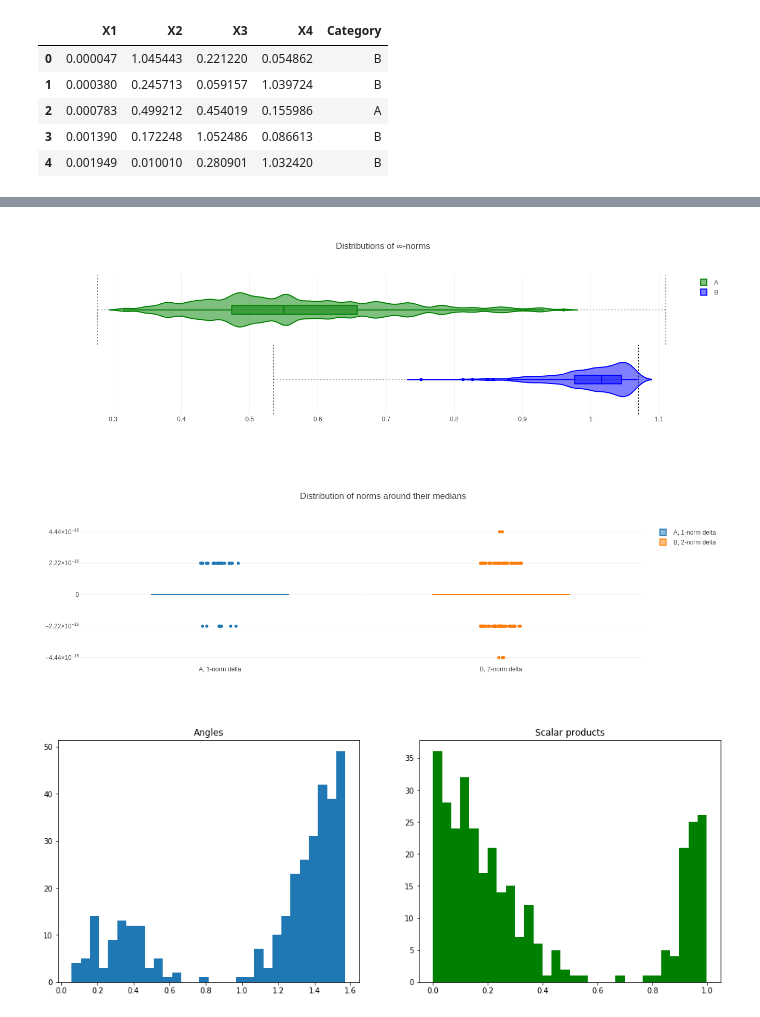
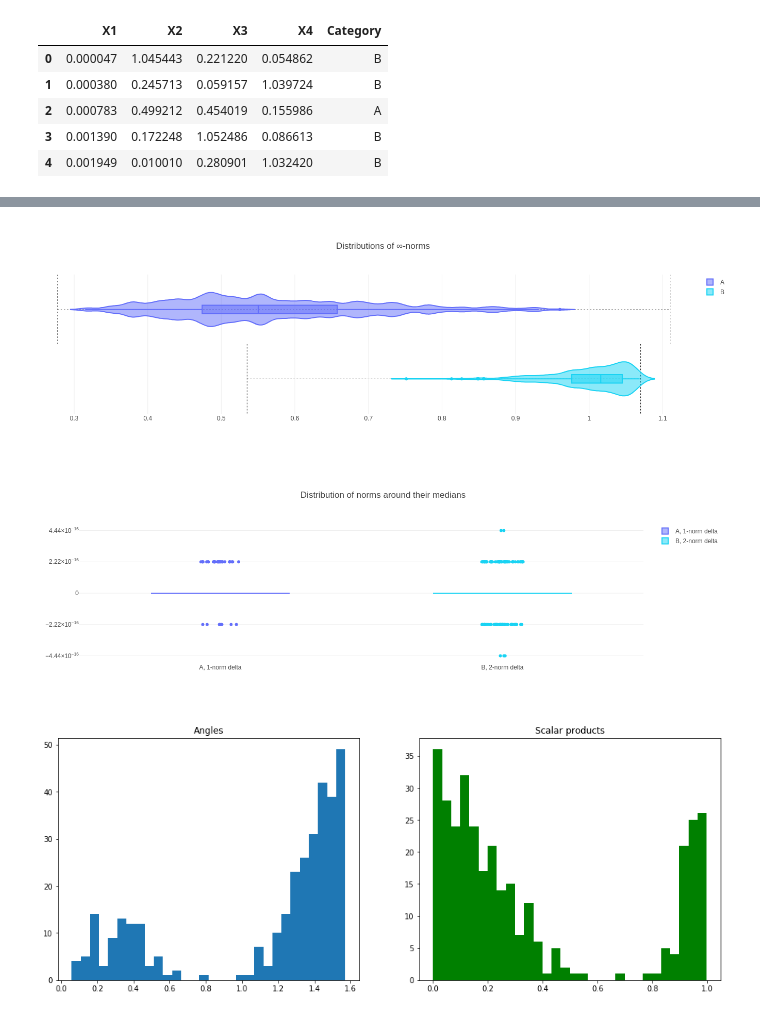
Before and after one commit to nicolagennaro/Data_Viz, a Jupyter notebook: AnonymousDS_stats.ipynb, the cells around one changed output, grey strips where cells are left out. Drawn from its saved outputs; the diff is of its cells as text; code cells hidden in the pictures.

```diff
--- a/AnonymousDS_stats.ipynb
+++ b/AnonymousDS_stats.ipynb
@@ -39,6 +49,9 @@ data['norm_inf'] = np.linalg.norm(data.iloc[:, 0:4], ord=np.infty, axis=1)
 # %%
 Adata = data[ data.Category == 'A' ]
 Bdata = data[ data.Category == 'B' ]
+
+Acolor = '#636efa'
+Bcolor = '#19d3f3'
 # %%
 fig = { 'data': [
     go.Violin(
@@ -49,59 +62,68 @@ fig = { 'data': [
         name = d.Category.iloc[0],
         marker = go.violin.Marker(color=c),
         orientation = 'h',
         box = {'visible': True}
-    ) for d,c,y0 in ((Adata, 'green', 1), (Bdata, 'blue', 0)) ],
+    ) for d,c,y0 in ((Adata, Acolor, 1), (Bdata, Bcolor, 0)) ],
 #         ) for d,c in ((Bdata, 'green'),) ],
 'layout': {
     'title': 'Distributions of ∞-norms',
     'yaxis': {
         'visible': False
     },
     'shapes': [
         {
             'type': 'line',
             'layer': 'below',
             'x0': x, 'x1': x, 'y0': y-.5, 'y1': y+.5,
             'line': {
                 'width': 1,
                 'dash': 'dot'
             }
         } for x,y in ( (0.2775, 1.), (1.11, 1.), (1.07, 0.), (0.535, 0.) ) ] + [
         {
             'type': 'line',
             'layer': 'below',
             'x0': x0, 'x1': x1, 'y0': y, 'y1': y,
             'line': {
                 'width': 0.5,
                 'dash': 'dot'
             }
-        } for x0,x1,y in ( (0.2775, 1.11, 1.), (0.535, 1.07, 0.) )
-] } }
+        } for x0,x1,y in ( (0.2775, 1.11, 1.), (0.535, 1.07, 0.) ) ],
+    'autosize': False,
+    'width': 1000,
+    'margin': {
+        'l': 0,
+        'r': 0
+    }
+} }
 
-ply.offline.iplot(fig, validate=False)
+ply.offline.iplot(fig, validate=False, filename='Violin_infty_norms.png')
 # %% [output]
-[figure, old version]
+[figure, new version]
 # %%
 fig = { 'data': [
        go.Box(
            y = y-y.median(),
            name = tit,
+           marker = go.box.Marker(color = c),
            boxpoints = 'outliers',
            jitter = 0.3
-       ) for y,tit in ((Adata.norm_1, 'A, 1-norm delta'),
-                   (Bdata.Radius, 'B, 2-norm delta'))],
+       ) for y,tit,c in ((Adata.norm_1, 'A, 1-norm delta', Acolor),
+                         (Bdata.Radius, 'B, 2-norm delta', Bcolor))],
        'layout': {
            'title': 'Distribution of norms around their medians',
            'yaxis': {
                'dtick': 2**-52,
                'zeroline': False
-           }
+           },
+           'autosize': False,
+           'width': 1000
        }
 }
 
-ply.offline.iplot(fig, validate=False)
+ply.offline.iplot(fig, validate=False, filename='Boxplot_norms_distr.png')
 # %% [output]
-[figure, old version]
+[figure, new version]
 # %%
 delme = Bdata
 
```
Also changed, not shown: parts of 15 cells of this notebook, 6 other files.
